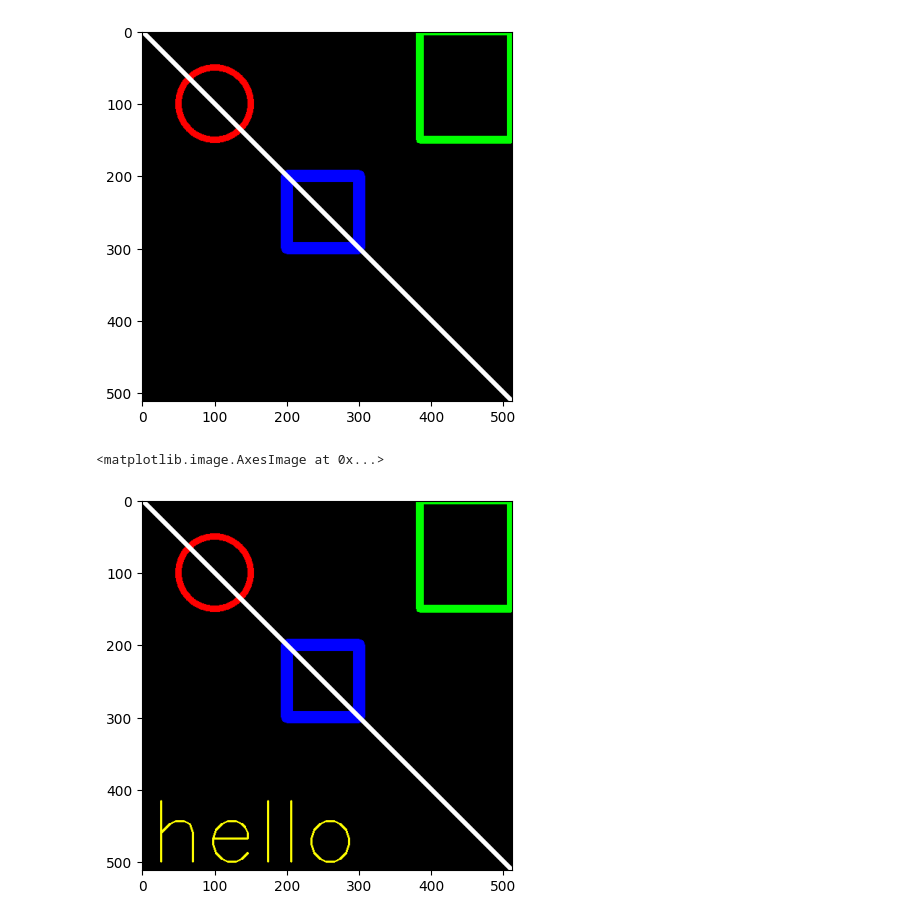
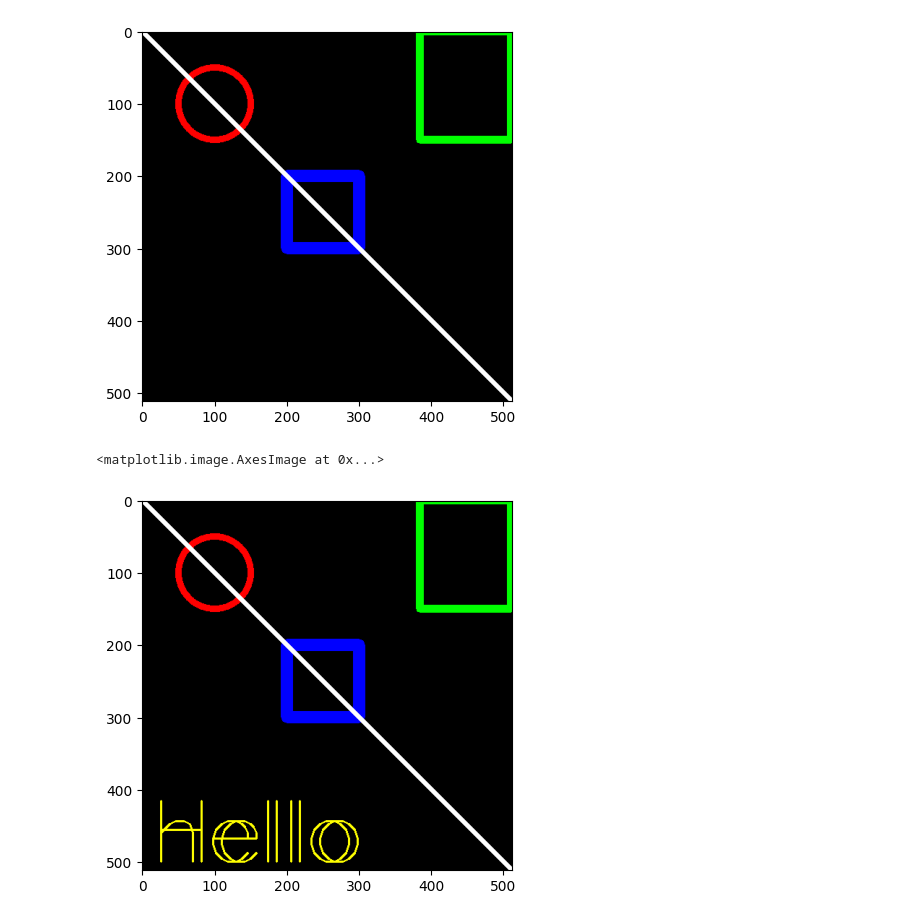
Before and after one commit to alfarobi695/PCVK_Ganjil_2023, a Jupyter notebook: Week2.ipynb, the cells around one changed output. Cells and saved outputs as stored; diff of their text form; code cells hidden in the pictures.

```diff
--- a/Week2.ipynb
+++ b/Week2.ipynb
@@ -87,8 +87,8 @@ plt.imshow(black_img)
 [figure]
 # %%
 font = cv.FONT_HERSHEY_SIMPLEX
-cv.putText(black_img, text='hello', org=(10,500),fontFace=font, fontScale=4, color=(255,255,0), thickness=2, lineType=cv.LINE_AA)
+cv.putText(black_img, text='Hello', org=(10,500),fontFace=font, fontScale=4, color=(255,255,0), thickness=2, lineType=cv.LINE_AA)
 plt.imshow(black_img)
 # %% [output]
 <matplotlib.image.AxesImage at 0x...>
-[figure, old version]
+[figure, new version]
```
Also changed, not shown: parts of 4 cells of this notebook.
